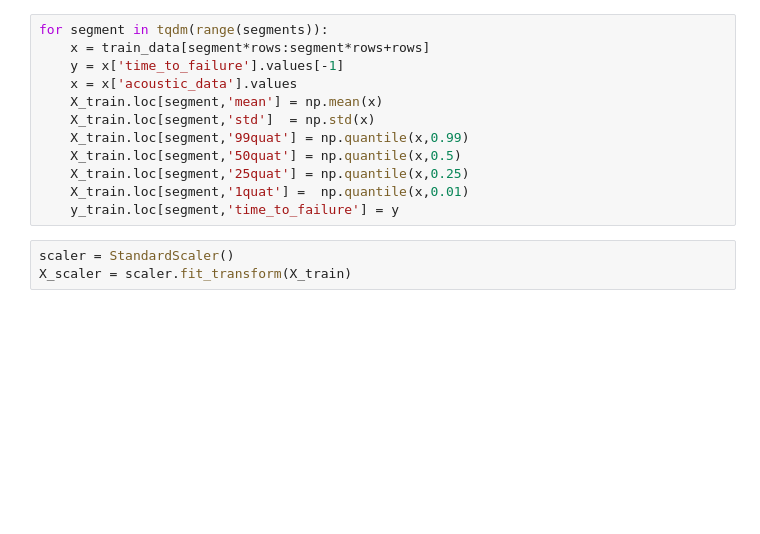
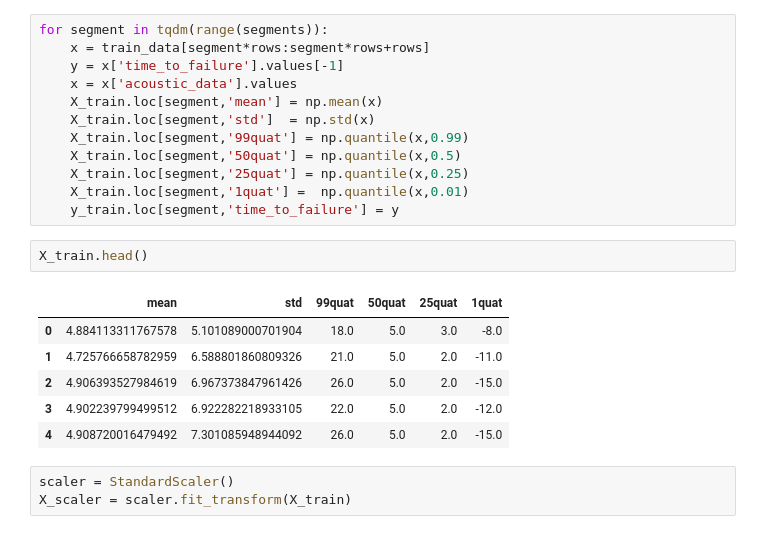
Before and after one commit to gamzef/INF003, a Jupyter notebook: Endabgabe.ipynb, the cells around one changed output. Saved outputs shown, nothing was run; the diff lists cells and outputs as text; blank space fills up the shorter version.

```diff
--- a/Endabgabe.ipynb
+++ b/Endabgabe.ipynb
@@ -92,6 +103,15 @@ for segment in tqdm(range(segments)):
     X_train.loc[segment,'25quat'] = np.quantile(x,0.25)
     X_train.loc[segment,'1quat'] =  np.quantile(x,0.01)
     y_train.loc[segment,'time_to_failure'] = y
+# %%
+X_train.head()
+# %% [output]
+|  | mean | std | 99quat | 50quat | 25quat | 1quat |
+| 0 | 4.884113311767578 | 5.101089000701904 | 18.0 | 5.0 | 3.0 | -8.0 |
+| 1 | 4.725766658782959 | 6.588801860809326 | 21.0 | 5.0 | 2.0 | -11.0 |
+| 2 | 4.906393527984619 | 6.967373847961426 | 26.0 | 5.0 | 2.0 | -15.0 |
+| 3 | 4.902239799499512 | 6.922282218933105 | 22.0 | 5.0 | 2.0 | -12.0 |
+| 4 | 4.908720016479492 | 7.301085948944092 | 26.0 | 5.0 | 2.0 | -15.0 |
 # %%
 scaler = StandardScaler()
 X_scaler = scaler.fit_transform(X_train)
```
Also changed, not shown: parts of 2 cells of this notebook.
